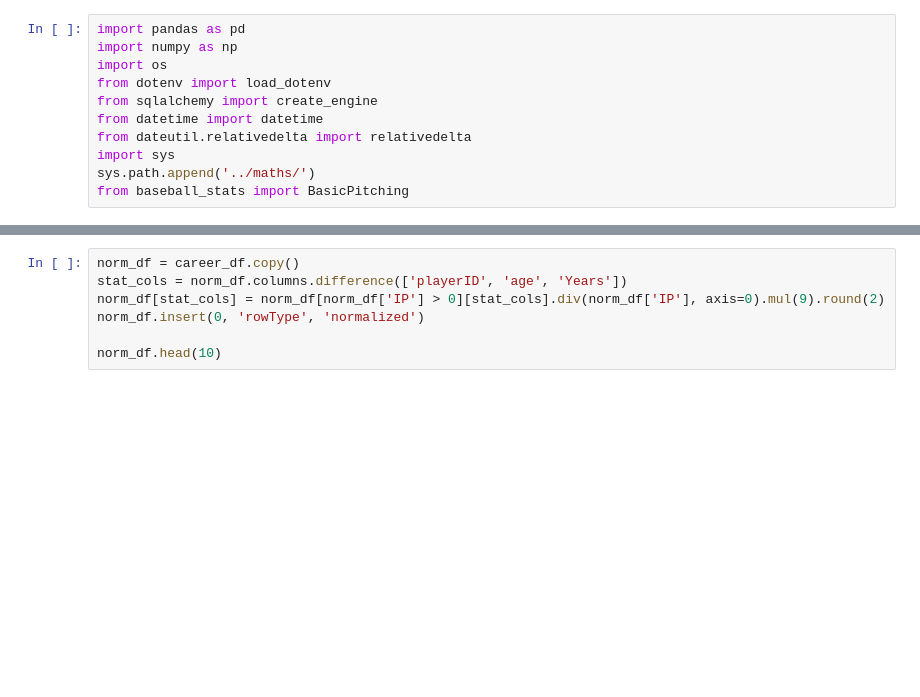
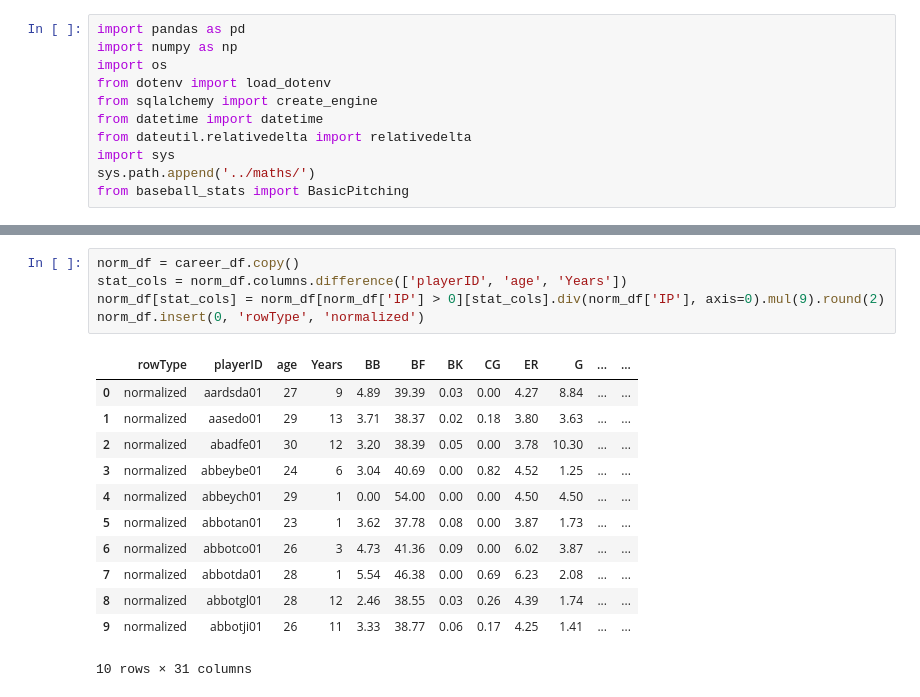
Before and after one commit to anwrak/jbbs_data, a Jupyter notebook: process_data/player_pitching.ipynb, the cells around one changed output, grey strips where cells are left out. Cells and saved outputs as stored; diff of their text form; blank space fills up the shorter version.

```diff
--- a/process_data/player_pitching.ipynb
+++ b/process_data/player_pitching.ipynb
@@ -94,7 +129,18 @@ avg162_df.head(10)
 # %%
 norm_df = career_df.copy()
 stat_cols = norm_df.columns.difference(['playerID', 'age', 'Years'])
 norm_df[stat_cols] = norm_df[norm_df['IP'] > 0][stat_cols].div(norm_df['IP'], axis=0).mul(9).round(2)
 norm_df.insert(0, 'rowType', 'normalized')
-
-norm_df.head(10)
+# %% [output]
+|  | rowType | playerID | age | Years | BB | BF | BK | CG | ER | G | ... | ... |
+| 0 | normalized | aardsda01 | 27 | 9 | 4.89 | 39.39 | 0.03 | 0.00 | 4.27 | 8.84 | ... | ... |
+| 1 | normalized | aasedo01 | 29 | 13 | 3.71 | 38.37 | 0.02 | 0.18 | 3.80 | 3.63 | ... | ... |
+| 2 | normalized | abadfe01 | 30 | 12 | 3.20 | 38.39 | 0.05 | 0.00 | 3.78 | 10.30 | ... | ... |
+| 3 | normalized | abbeybe01 | 24 | 6 | 3.04 | 40.69 | 0.00 | 0.82 | 4.52 | 1.25 | ... | ... |
+| 4 | normalized | abbeych01 | 29 | 1 | 0.00 | 54.00 | 0.00 | 0.00 | 4.50 | 4.50 | ... | ... |
+| 5 | normalized | abbotan01 | 23 | 1 | 3.62 | 37.78 | 0.08 | 0.00 | 3.87 | 1.73 | ... | ... |
+| 6 | normalized | abbotco01 | 26 | 3 | 4.73 | 41.36 | 0.09 | 0.00 | 6.02 | 3.87 | ... | ... |
+| 7 | normalized | abbotda01 | 28 | 1 | 5.54 | 46.38 | 0.00 | 0.69 | 6.23 | 2.08 | ... | ... |
+| 8 | normalized | abbotgl01 | 28 | 12 | 2.46 | 38.55 | 0.03 | 0.26 | 4.39 | 1.74 | ... | ... |
+| 9 | normalized | abbotji01 | 26 | 11 | 3.33 | 38.77 | 0.06 | 0.17 | 4.25 | 1.41 | ... | ... |
+10 rows × 31 columns
```
Also changed, not shown: parts of 4 cells of this notebook.
